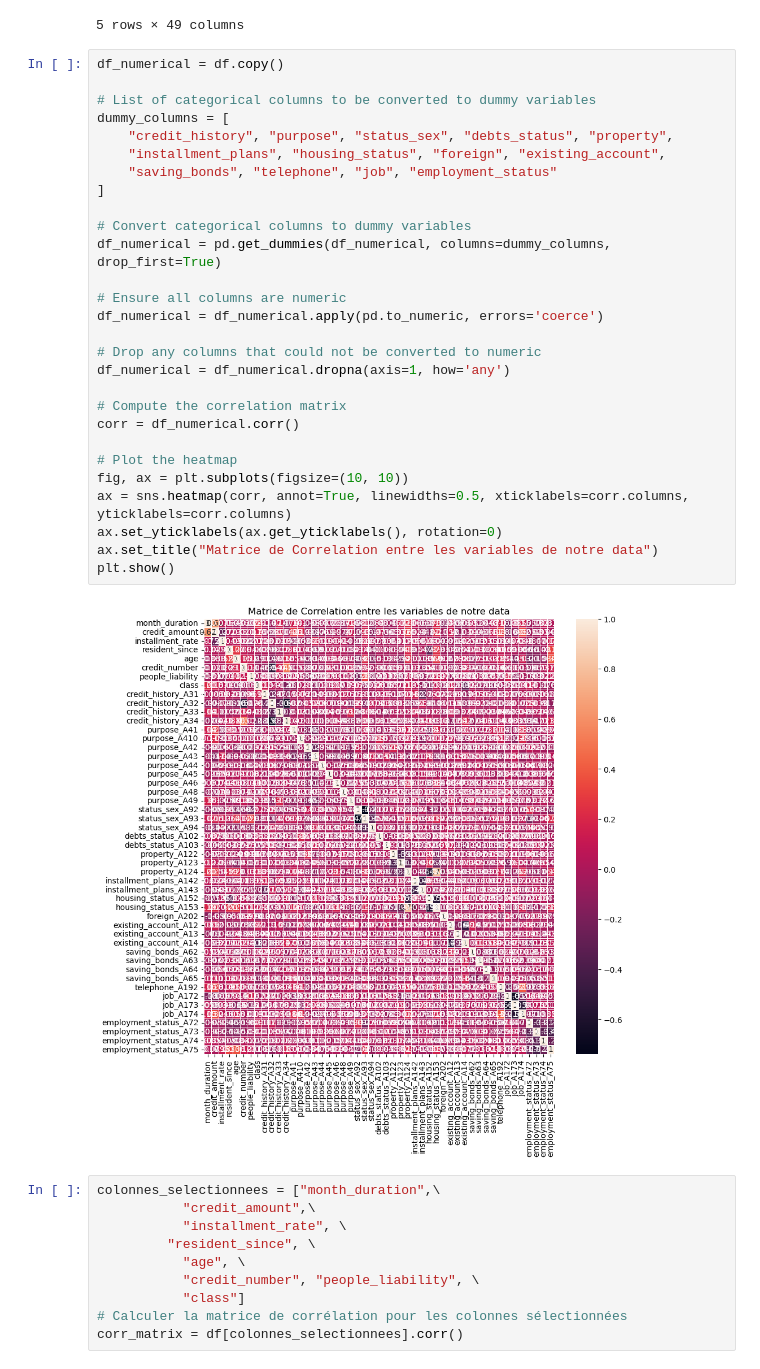
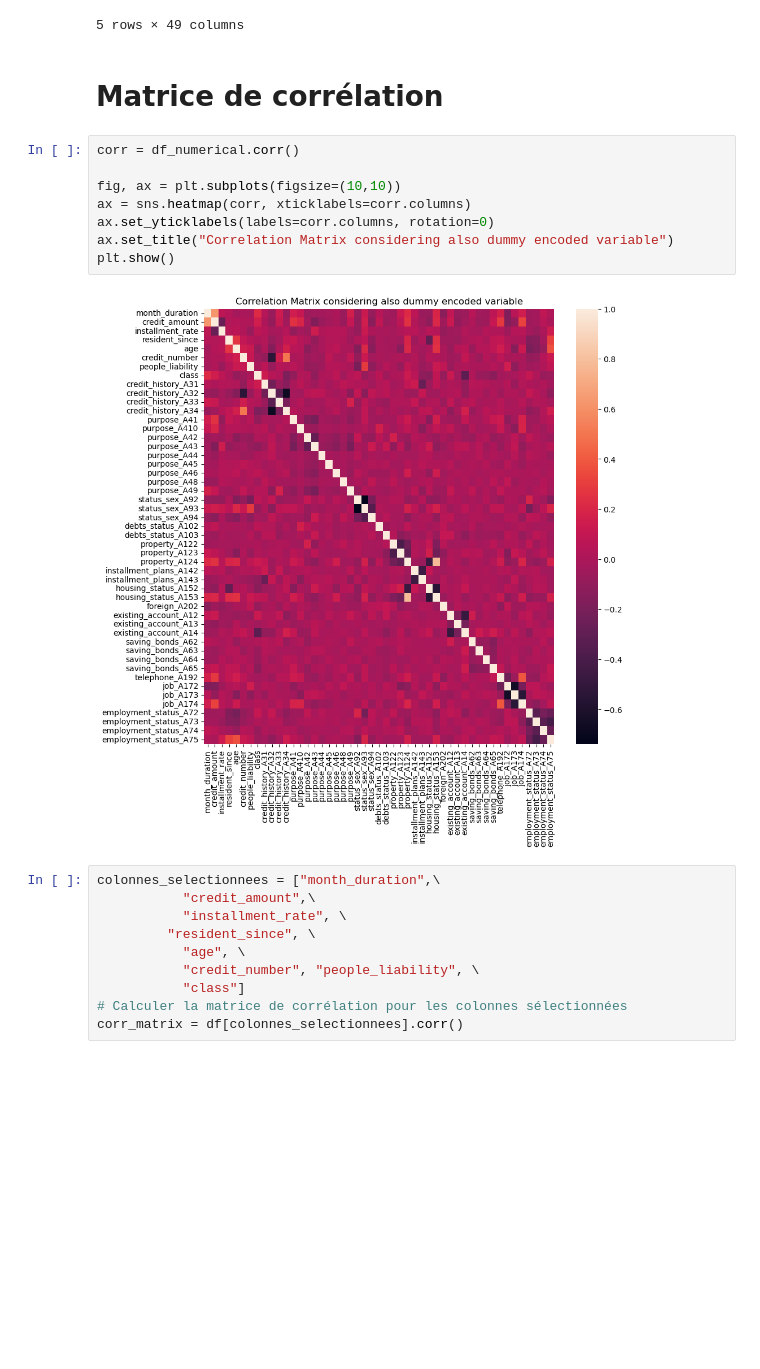
Before and after one commit to YounessSerrakhi/Credit_Risk_classification, a Jupyter notebook: notebooks/main.ipynb, the cells around one changed output. Saved outputs shown, nothing was run; the diff lists cells and outputs as text; blank space fills up the shorter version.

```diff
--- a/notebooks/main.ipynb
+++ b/notebooks/main.ipynb
@@ -226,36 +261,18 @@ df_numerical.head()
 | 3 | 42 | 7882 | 2 | 4 | 45 | 1 | ... |
 | 4 | 24 | 4870 | 3 | 4 | 53 | 2 | ... |
 5 rows × 49 columns
-# %%
-df_numerical = df.copy()
-
-# List of categorical columns to be converted to dummy variables
-dummy_columns = [
-    "credit_history", "purpose", "status_sex", "debts_status", "property",
-    "installment_plans", "housing_status", "foreign", "existing_account",
-    "saving_bonds", "telephone", "job", "employment_status"
-]
-
-# Convert categorical columns to dummy variables
-df_numerical = pd.get_dummies(df_numerical, columns=dummy_columns, drop_first=True)
-
-# Ensure all columns are numeric
-df_numerical = df_numerical.apply(pd.to_numeric, errors='coerce')
-
-# Drop any columns that could not be converted to numeric
-df_numerical = df_numerical.dropna(axis=1, how='any')
-
-# Compute the correlation matrix
-corr = df_numerical.corr()
-
-# Plot the heatmap
-fig, ax = plt.subplots(figsize=(10, 10))
-ax = sns.heatmap(corr, annot=True, linewidths=0.5, xticklabels=corr.columns, yticklabels=corr.columns)
-ax.set_yticklabels(ax.get_yticklabels(), rotation=0)
-ax.set_title("Matrice de Correlation entre les variables de notre data")
-plt.show()
-# %% [output]
-[figure, removed]
+# %% [markdown]
+# Matrice de corrélation
+# %%
+corr = df_numerical.corr()
+
+fig, ax = plt.subplots(figsize=(10,10))
+ax = sns.heatmap(corr, xticklabels=corr.columns)
+ax.set_yticklabels(labels=corr.columns, rotation=0)
+ax.set_title("Correlation Matrix considering also dummy encoded variable")
+plt.show()
+# %% [output]
+[figure, added]
 # %%
 colonnes_selectionnees = ["month_duration",\
            "credit_amount",\
```
Also changed, not shown: parts of 121 cells of this notebook.
